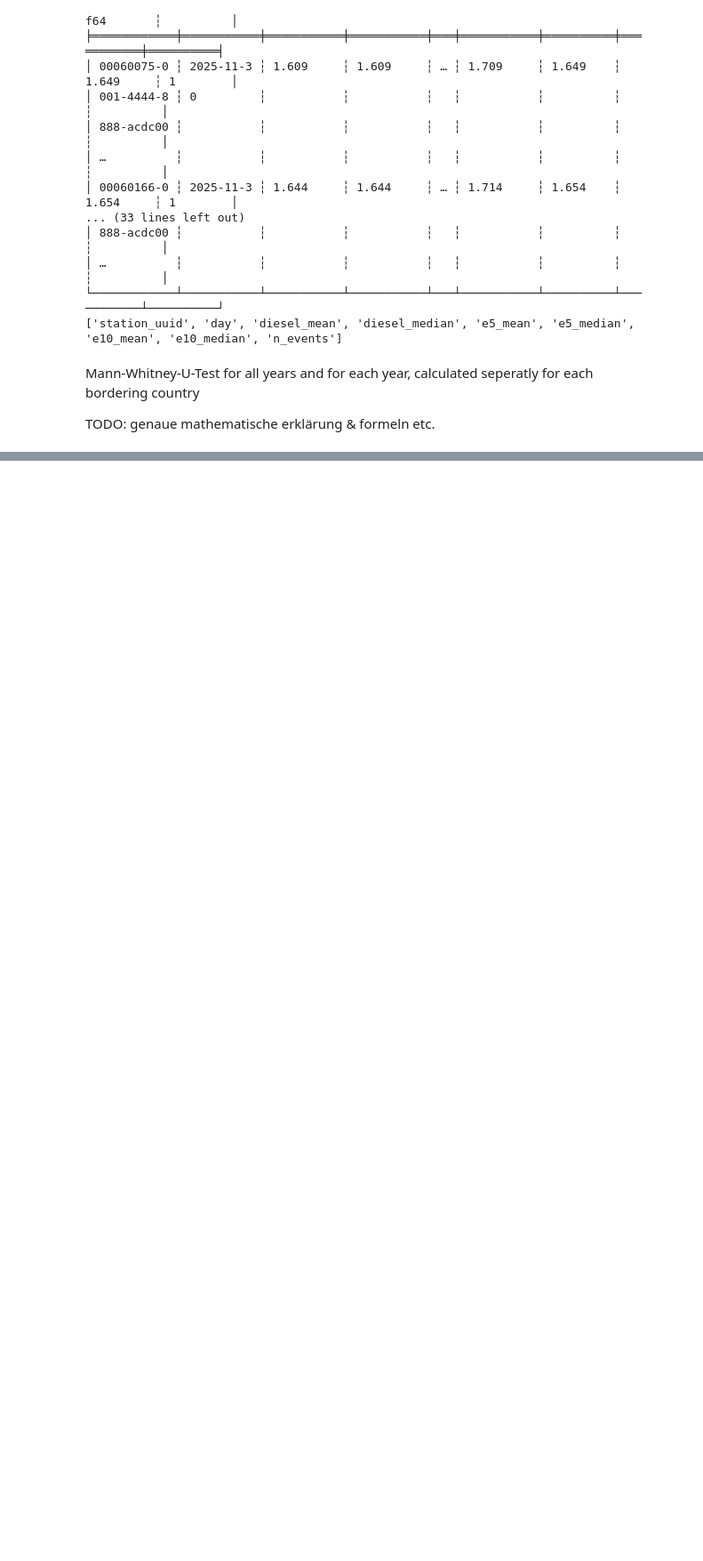
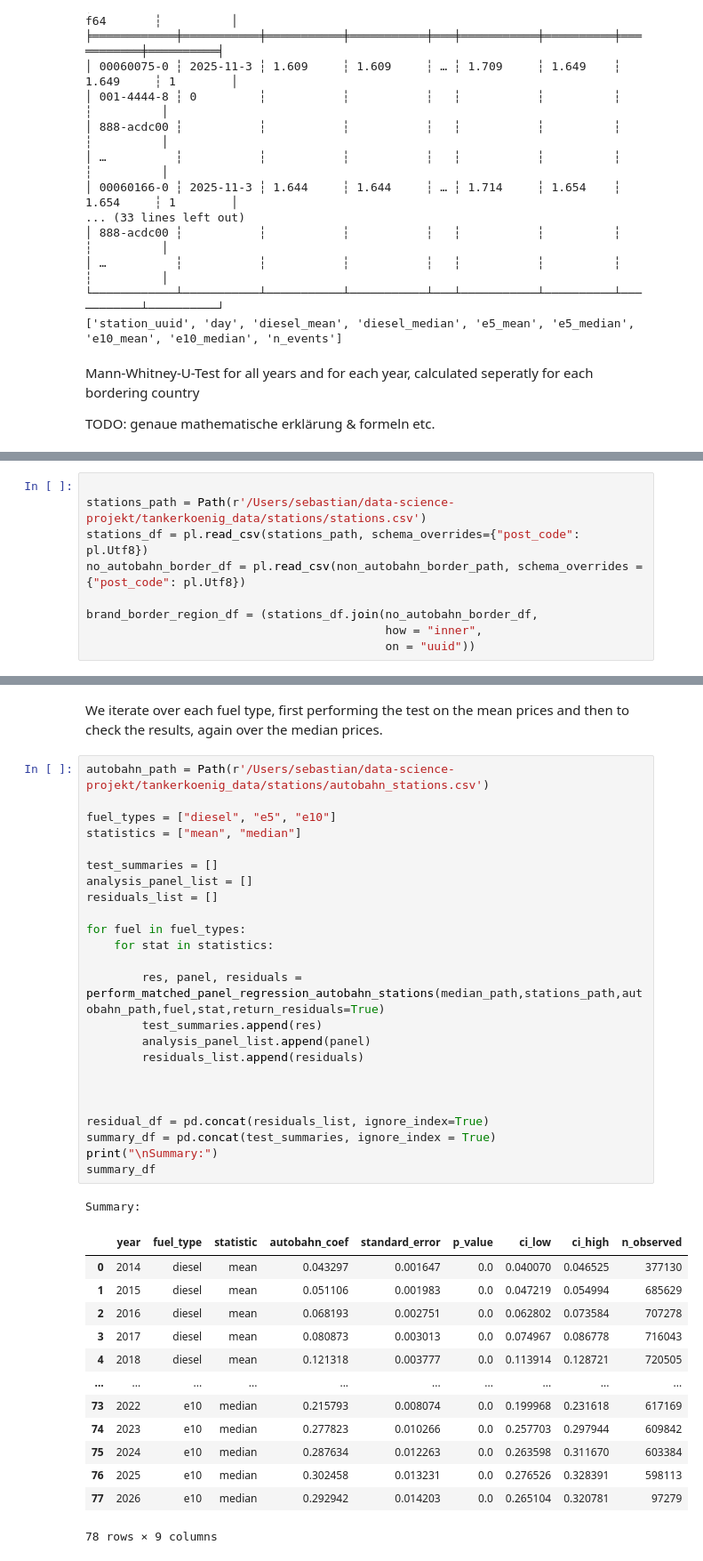
Before and after one commit to qflewy/Data-Science-Projekt, a Jupyter notebook: Notebooks/rq3_nb.ipynb, the cells around one changed output, grey strips where cells are left out. Shown at 89% size. Drawn from its saved outputs; the diff is of its cells as text; blank space fills up the shorter version.

```diff
--- a/Notebooks/rq3_nb.ipynb
+++ b/Notebooks/rq3_nb.ipynb
@@ -136,0 +168,9 @@ data succesfully collected. continuing with the test.
+# %%
+
+stations_path = Path(r'/Users/sebastian/data-science-projekt/tankerkoenig_data/stations/stations.csv')
+stations_df = pl.read_csv(stations_path, schema_overrides={"post_code": pl.Utf8})
+no_autobahn_border_df = pl.read_csv(non_autobahn_border_path, schema_overrides = {"post_code": pl.Utf8})
+
+brand_border_region_df = (stations_df.join(no_autobahn_border_df,
+                                           how = "inner",
+                                           on = "uuid"))
@@ -136,0 +229,41 @@ data succesfully collected. continuing with the test.
+# %% [markdown]
+We iterate over each fuel type, first performing the test on the mean prices and then to check the results, again over the median prices.
+# %%
+autobahn_path = Path(r'/Users/sebastian/data-science-projekt/tankerkoenig_data/stations/autobahn_stations.csv')
+
+fuel_types = ["diesel", "e5", "e10"]
+statistics = ["mean", "median"]
+
+test_summaries = []
+analysis_panel_list = []
+residuals_list = []
+
+for fuel in fuel_types:
+    for stat in statistics:
+
+        res, panel, residuals = perform_matched_panel_regression_autobahn_stations(median_path,stations_path,autobahn_path,fuel,stat,return_residuals=True)
+        test_summaries.append(res)
+        analysis_panel_list.append(panel)
+        residuals_list.append(residuals)
+
+
+
+residual_df = pd.concat(residuals_list, ignore_index=True)
+summary_df = pd.concat(test_summaries, ignore_index = True)
+print("\nSummary:")
+summary_df
+# %% [output]
+Summary:
+|  | year | fuel_type | statistic | autobahn_coef | standard_error | p_value | ci_low | ci_high | n_observed |
+| 0 | 2014 | diesel | mean | 0.043297 | 0.001647 | 0.0 | 0.040070 | 0.046525 | 377130 |
+| 1 | 2015 | diesel | mean | 0.051106 | 0.001983 | 0.0 | 0.047219 | 0.054994 | 685629 |
+| 2 | 2016 | diesel | mean | 0.068193 | 0.002751 | 0.0 | 0.062802 | 0.073584 | 707278 |
+| 3 | 2017 | diesel | mean | 0.080873 | 0.003013 | 0.0 | 0.074967 | 0.086778 | 716043 |
+| 4 | 2018 | diesel | mean | 0.121318 | 0.003777 | 0.0 | 0.113914 | 0.128721 | 720505 |
+| ... | ... | ... | ... | ... | ... | ... | ... | ... | ... |
+| 73 | 2022 | e10 | median | 0.215793 | 0.008074 | 0.0 | 0.199968 | 0.231618 | 617169 |
+| 74 | 2023 | e10 | median | 0.277823 | 0.010266 | 0.0 | 0.257703 | 0.297944 | 609842 |
+| 75 | 2024 | e10 | median | 0.287634 | 0.012263 | 0.0 | 0.263598 | 0.311670 | 603384 |
+| 76 | 2025 | e10 | median | 0.302458 | 0.013231 | 0.0 | 0.276526 | 0.328391 | 598113 |
+| 77 | 2026 | e10 | median | 0.292942 | 0.014203 | 0.0 | 0.265104 | 0.320781 | 97279 |
+78 rows × 9 columns
```
Also changed, not shown: parts of 21 cells of this notebook, 13 other files.
